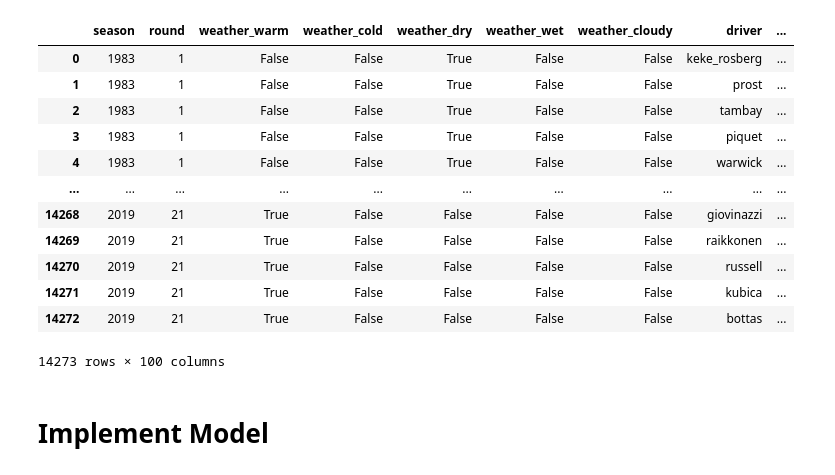
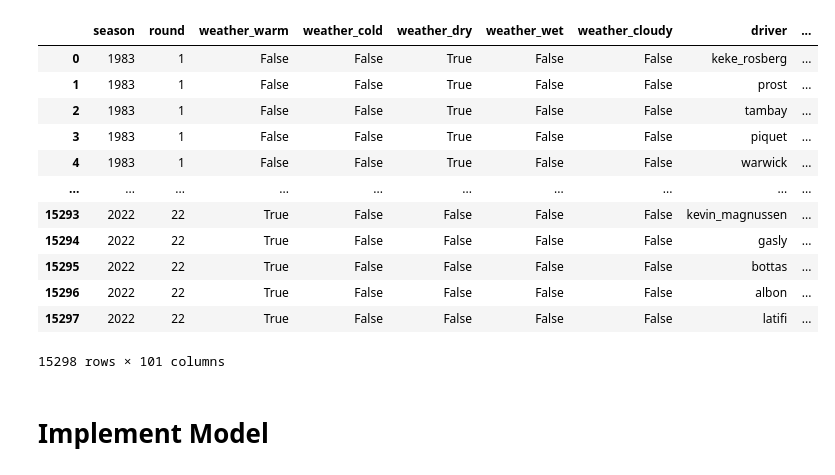
Before and after one commit to shuirmanm/Project-Monaco, a Jupyter notebook: Jupyter Notebooks/logistic_regression.ipynb, the cells around one changed output. Saved outputs shown, nothing was run; the diff lists cells and outputs as text; code cells hidden in the pictures.

```diff
--- a/Jupyter Notebooks/logistic_regression.ipynb
+++ b/Jupyter Notebooks/logistic_regression.ipynb
@@ -12,23 +12,23 @@ import sklearn
 
 np.set_printoptions(precision=4)
 # %%
-data = pd.read_csv('final_df.csv')
+data = pd.read_csv('../Processed Data/RaceData/final_df.csv')
 
 display(data)
 # %% [output]
 |  | season | round | weather_warm | weather_cold | weather_dry | weather_wet | weather_cloudy | driver | ... |
 | 0 | 1983 | 1 | False | False | True | False | False | keke_rosberg | ... |
 | 1 | 1983 | 1 | False | False | True | False | False | prost | ... |
 | 2 | 1983 | 1 | False | False | True | False | False | tambay | ... |
 | 3 | 1983 | 1 | False | False | True | False | False | piquet | ... |
 | 4 | 1983 | 1 | False | False | True | False | False | warwick | ... |
 | ... | ... | ... | ... | ... | ... | ... | ... | ... | ... |
-| 14268 | 2019 | 21 | True | False | False | False | False | giovinazzi | ... |
-| 14269 | 2019 | 21 | True | False | False | False | False | raikkonen | ... |
-| 14270 | 2019 | 21 | True | False | False | False | False | russell | ... |
-| 14271 | 2019 | 21 | True | False | False | False | False | kubica | ... |
-| 14272 | 2019 | 21 | True | False | False | False | False | bottas | ... |
+| 15293 | 2022 | 22 | True | False | False | False | False | kevin_magnussen | ... |
+| 15294 | 2022 | 22 | True | False | False | False | False | gasly | ... |
+| 15295 | 2022 | 22 | True | False | False | False | False | bottas | ... |
+| 15296 | 2022 | 22 | True | False | False | False | False | albon | ... |
+| 15297 | 2022 | 22 | True | False | False | False | False | latifi | ... |
-14273 rows × 100 columns
+15298 rows × 101 columns
 # %%
 df = data.copy()
 
```
Also changed, not shown: parts of 5 cells of this notebook, 12 other files.
